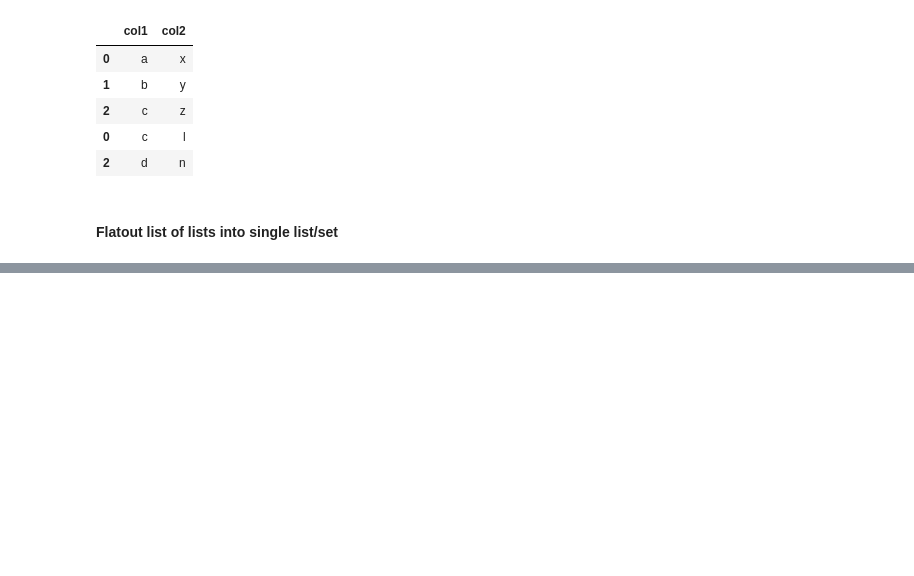
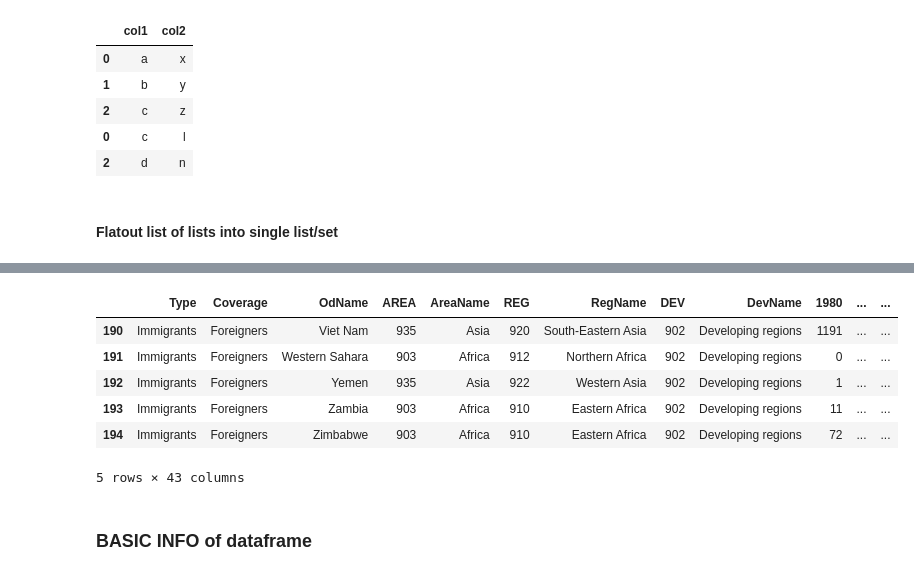
Before and after one commit to divya-nk/my-notes, a Jupyter notebook: py-pd-np.ipynb, the cells around one changed output, grey strips where cells are left out. Saved outputs shown, nothing was run; the diff lists cells and outputs as text; code cells hidden in the pictures; blank space fills up the shorter version.

```diff
--- a/py-pd-np.ipynb
+++ b/py-pd-np.ipynb
@@ -249,0 +222,12 @@ Using TensorFlow backend.
+# %%
+df_can.tail() #last 5 rows
+# %% [output]
+|  | Type | Coverage | OdName | AREA | AreaName | REG | RegName | DEV | DevName | 1980 | ... | ... |
+| 190 | Immigrants | Foreigners | Viet Nam | 935 | Asia | 920 | South-Eastern Asia | 902 | Developing regions | 1191 | ... | ... |
+| 191 | Immigrants | Foreigners | Western Sahara | 903 | Africa | 912 | Northern Africa | 902 | Developing regions | 0 | ... | ... |
+| 192 | Immigrants | Foreigners | Yemen | 935 | Asia | 922 | Western Asia | 902 | Developing regions | 1 | ... | ... |
+| 193 | Immigrants | Foreigners | Zambia | 903 | Africa | 910 | Eastern Africa | 902 | Developing regions | 11 | ... | ... |
+| 194 | Immigrants | Foreigners | Zimbabwe | 903 | Africa | 910 | Eastern Africa | 902 | Developing regions | 72 | ... | ... |
+5 rows × 43 columns
+# %% [markdown]
+### BASIC INFO of dataframe
```
Also changed, not shown: parts of 21 cells of this notebook.
